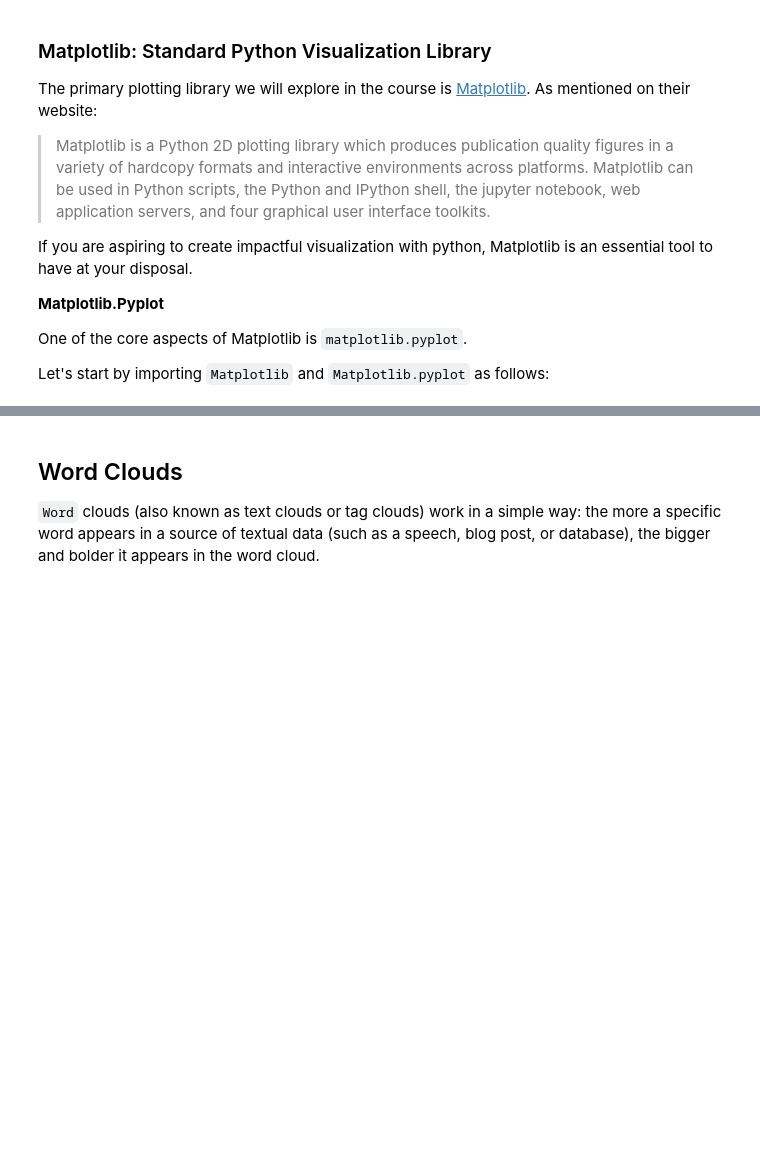
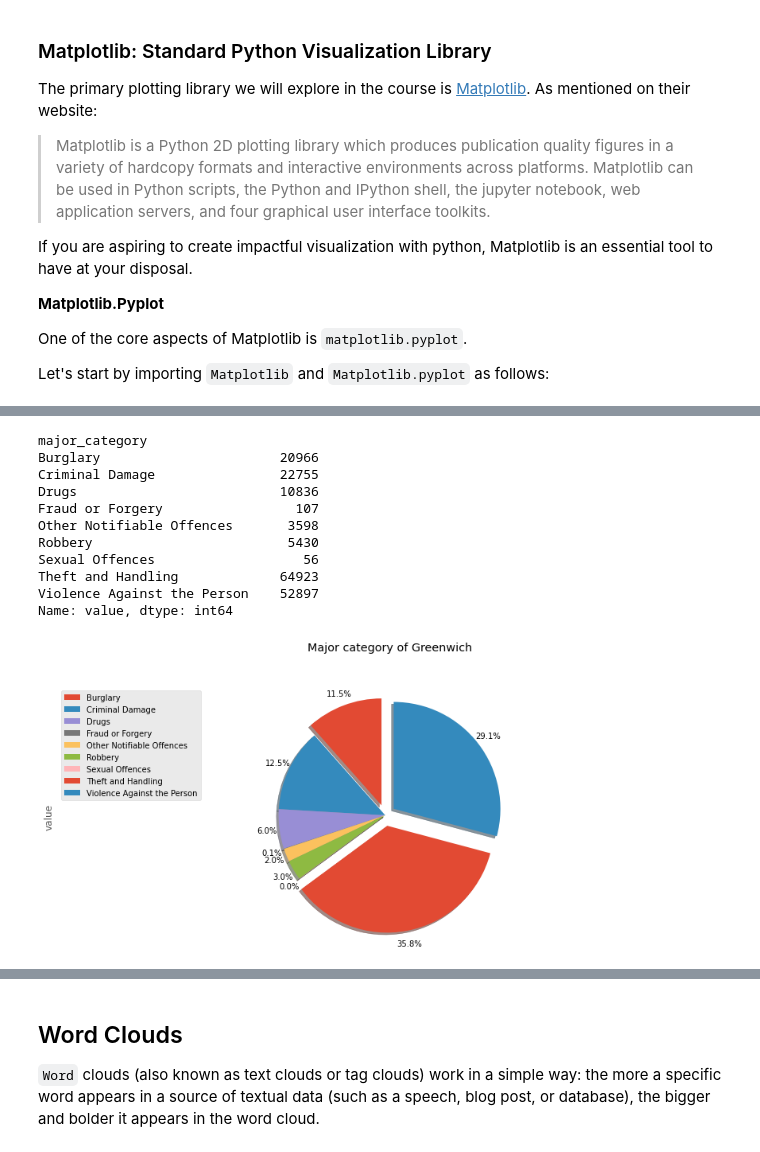
Before and after one commit to suryabarokah/h8-42, a Jupyter notebook: PYTN_Assgn_1_42_SuryaBarokah.ipynb, the cells around one changed output, grey strips where cells are left out. Cells and saved outputs as stored; diff of their text form; code cells hidden in the pictures; blank space fills up the shorter version.

```diff
--- a/PYTN_Assgn_1_42_SuryaBarokah.ipynb
+++ b/PYTN_Assgn_1_42_SuryaBarokah.ipynb
@@ -346,0 +282,3 @@ plt.show()
+# %%
+df_major = crim_greenwich.groupby('major_category', axis=0).sum()
+df_major
@@ -346,0 +297,42 @@ plt.show()
+# %%
+# Write your function below
+print(df_major['value'])
+
+# ratio for each continent with which to offset each wedge.
+explode_list = [0.1, 0, 0, 0, 0, 0, 0, 0.1, 0.1]
+
+# Graded-Funtion Begin (~8 Lines)
+df_major['value'].plot(kind='pie',
+                      figsize=(15, 6),
+                      autopct='%1.1f%%',
+                      startangle=90,
+                      shadow=True,
+                      labels=None,         # turn off labels on pie chart
+                      # the ratio between the center of each pie slice and the start of the text generated by autopct
+                      pctdistance=1.12,
+                      explode=explode_list  # 'explode'
+                      )
+# Graded-Funtion End
+
+# scale the title up by 12% to match pctdistance
+plt.title('Major category of Greenwich', y=1.12)
+
+plt.axis('equal')
+
+# add legend
+plt.legend(labels=df_major.index, loc='upper left')
+
+plt.show()
+# %% [output]
+major_category
+Burglary                       20966
+Criminal Damage                22755
+Drugs                          10836
+Fraud or Forgery                 107
+Other Notifiable Offences       3598
+Robbery                         5430
+Sexual Offences                   56
+Theft and Handling             64923
+Violence Against the Person    52897
+Name: value, dtype: int64
+[figure, added]
```
Also changed, not shown: parts of 46 cells of this notebook.
